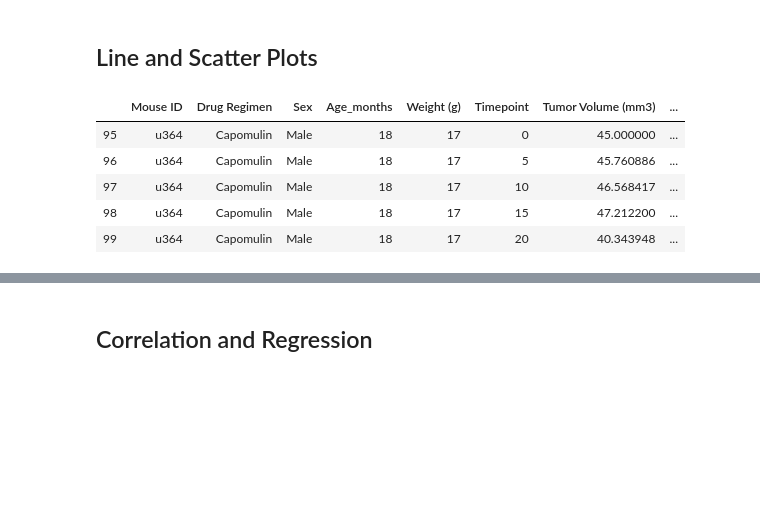
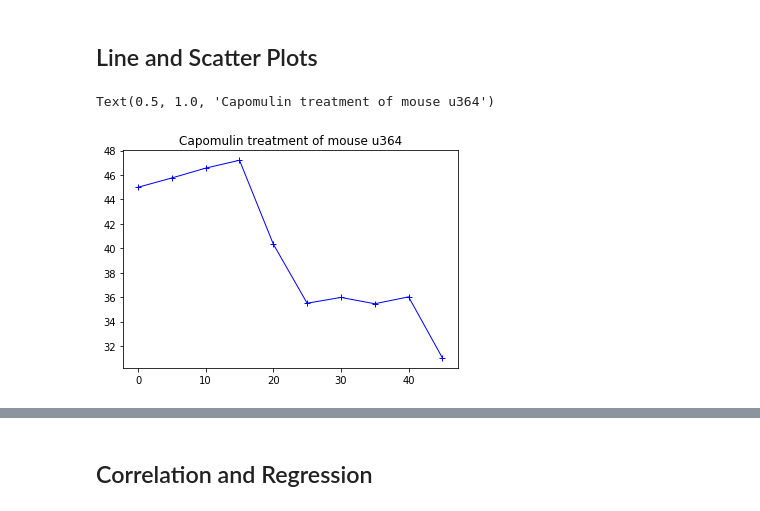
Before and after one commit to joshuadanielp/05-Matplotlib, a Jupyter notebook: Instructions/Pymaceuticals/pymaceuticals_starter.ipynb, the cells around one changed output, grey strips where cells are left out. Drawn from its saved outputs; the diff is of its cells as text; code cells hidden in the pictures; blank space fills up the shorter version.

```diff
--- a/Instructions/Pymaceuticals/pymaceuticals_starter.ipynb
+++ b/Instructions/Pymaceuticals/pymaceuticals_starter.ipynb
@@ -223,17 +223,14 @@ plt.show()
 # %%
 # Generate a line plot of time point versus tumor volume for a mouse treated with Capomulin
 # Identify mouse treated with Capomulin ... looked at regimen_df to find "u364"
 u364_df = combined_data.loc[combined_data["Mouse ID"] == "u364"]
 u364_x_axis = u364_df["Timepoint"]
 u364_y_axis = u364_df["Tumor Volume (mm3)"]
 
-u364_Capomulin, = plt.plot(u364_x_axis, u364_y_axis, marker="+",color="blue", linewidth=1, label="Fahreneit")
+u364_Capomulin, = plt.plot(u364_x_axis, u364_y_axis, marker="+",color="blue", linewidth=1)
+plt.title("Capomulin treatment of mouse u364")
 # %% [output]
-|  | Mouse ID | Drug Regimen | Sex | Age_months | Weight (g) | Timepoint | Tumor Volume (mm3) | ... |
-| 95 | u364 | Capomulin | Male | 18 | 17 | 0 | 45.000000 | ... |
-| 96 | u364 | Capomulin | Male | 18 | 17 | 5 | 45.760886 | ... |
-| 97 | u364 | Capomulin | Male | 18 | 17 | 10 | 46.568417 | ... |
-| 98 | u364 | Capomulin | Male | 18 | 17 | 15 | 47.212200 | ... |
-| 99 | u364 | Capomulin | Male | 18 | 17 | 20 | 40.343948 | ... |
+Text(0.5, 1.0, 'Capomulin treatment of mouse u364')
+[figure, added]
 # %%
 # Generate a scatter plot of mouse weight versus average tumor volume for the Capomulin regimen
```
Also changed, not shown: parts of 1 cell of this notebook.
